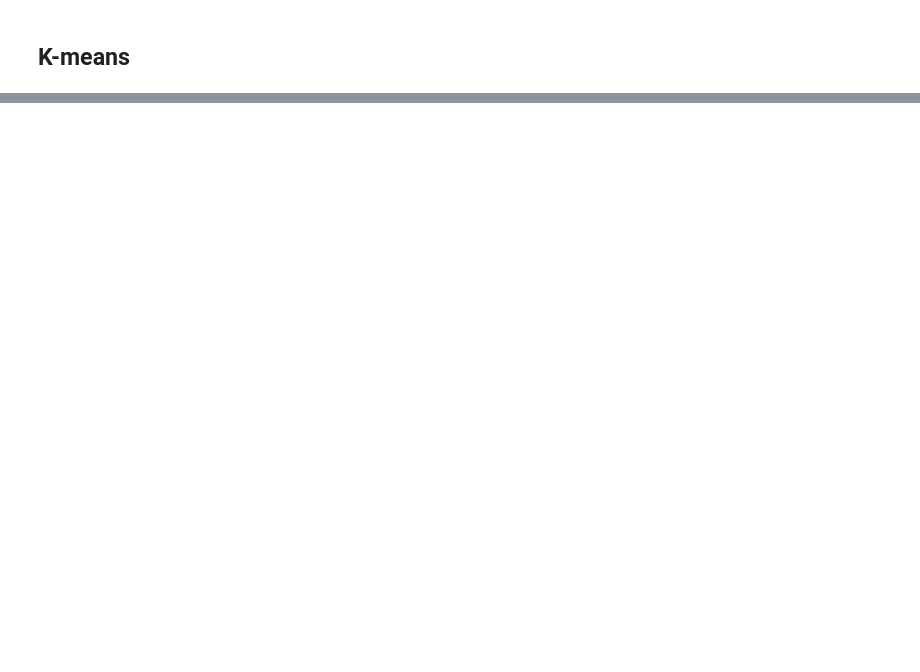
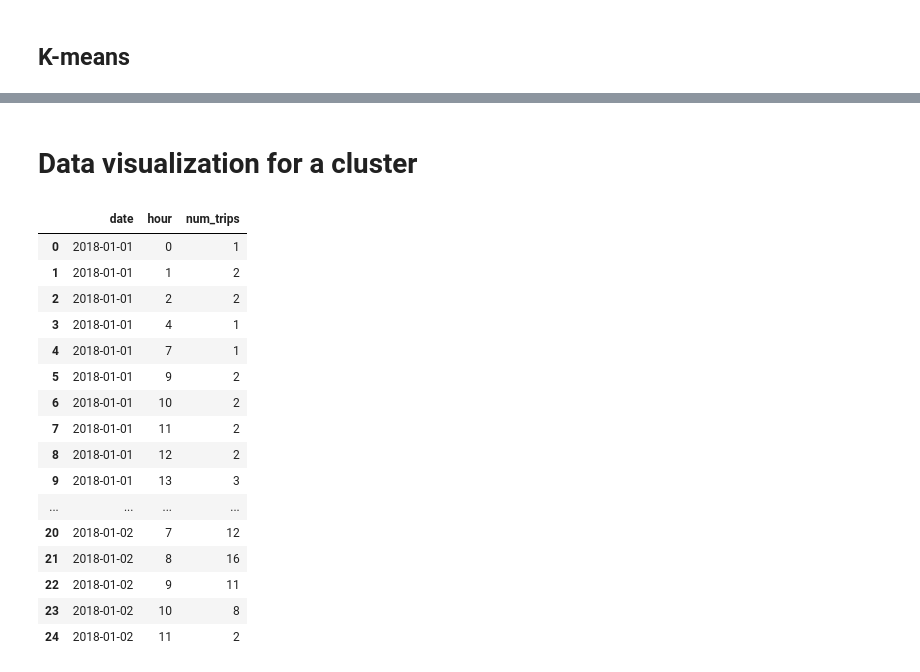
Before and after one commit to katrinemariepedersen/Business_analytics_project, a Jupyter notebook: Load_of_dat.ipynb, the cells around one changed output, grey strips where cells are left out. Saved outputs shown, nothing was run; the diff lists cells and outputs as text; code cells hidden in the pictures; blank space fills up the shorter version.

```diff
--- a/Load_of_dat.ipynb
+++ b/Load_of_dat.ipynb
@@ -630,0 +584,2 @@ f_cluster_merge.head()
+# %%
+dt_clusters_all = dt_clusters_end
@@ -630,0 +588,15 @@ f_cluster_merge.head()
+# %%
+df_merged_start = f.merge(
+    dt_clusters_all['cluster'],
+    left_on='start_station_id',
+    right_index=True,
+    how='left'
+)
+# df_merged_start = df_merged_start.drop(columns=['Unnamed: 0'])
+
+df_merged_end = f.merge(
+    dt_clusters_all['cluster'],
+    left_on='end_station_id',
+    right_index=True,
+    how='left'
+)
@@ -630,0 +614,4 @@ f_cluster_merge.head()
+# %%
+cluster_12_departures = df_merged_start[df_merged_start["cluster"] == 12].copy()
+cluster_12_arrivals = df_merged_end[df_merged_end['cluster'] == 12].copy()
+cluster_12_departures.size, cluster_12_arrivals.size
@@ -630,0 +630,31 @@ f_cluster_merge.head()
+# %% [markdown]
+# Data visualization for a cluster
+# %%
+# Make sure starttime is a datetime
+cluster_12_departures['starttime'] = pd.to_datetime(cluster_12_departures['starttime'])
+
+# Extract date and hour
+cluster_12_departures['date'] = cluster_12_departures['starttime'].dt.date
+cluster_12_departures['hour'] = cluster_12_departures['starttime'].dt.hour
+
+# Group by date and hour, count trips
+trips_per_hour = cluster_12_departures.groupby(['date', 'hour']).size().reset_index(name='num_trips')
+trips_per_hour[:25]
+# %% [output]
+|  | date | hour | num_trips |
+| 0 | 2018-01-01 | 0 | 1 |
+| 1 | 2018-01-01 | 1 | 2 |
+| 2 | 2018-01-01 | 2 | 2 |
+| 3 | 2018-01-01 | 4 | 1 |
+| 4 | 2018-01-01 | 7 | 1 |
+| 5 | 2018-01-01 | 9 | 2 |
+| 6 | 2018-01-01 | 10 | 2 |
+| 7 | 2018-01-01 | 11 | 2 |
+| 8 | 2018-01-01 | 12 | 2 |
+| 9 | 2018-01-01 | 13 | 3 |
+| ... | ... | ... | ... |
+| 20 | 2018-01-02 | 7 | 12 |
+| 21 | 2018-01-02 | 8 | 16 |
+| 22 | 2018-01-02 | 9 | 11 |
+| 23 | 2018-01-02 | 10 | 8 |
+| 24 | 2018-01-02 | 11 | 2 |
```
Also changed, not shown: parts of 20 cells of this notebook.
